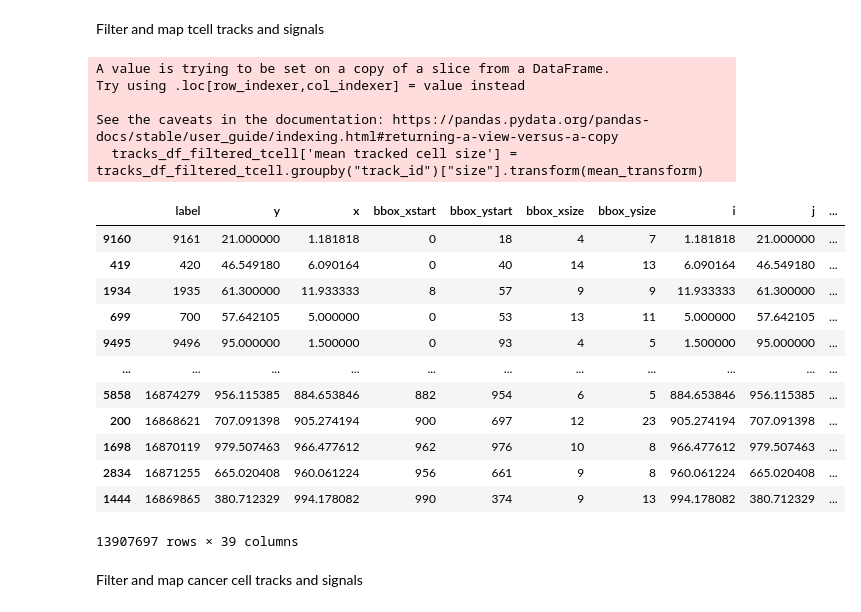
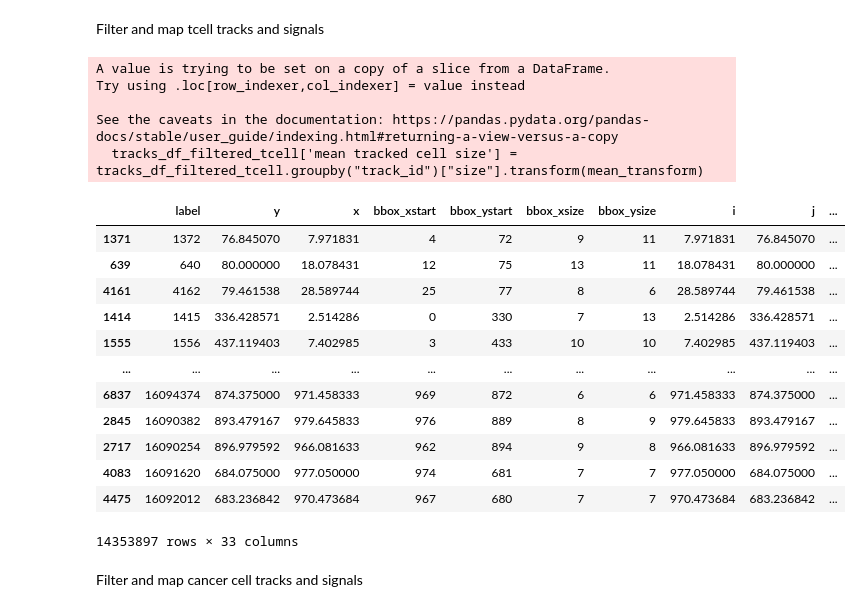
Before and after one commit to bpi-oxford/Cytotoxicity-Pipeline, a Jupyter notebook: notebooks/example_5.ipynb, the cells around one changed output. Cells and saved outputs as stored; diff of their text form; code cells hidden in the pictures.

```diff
--- a/notebooks/example_5.ipynb
+++ b/notebooks/example_5.ipynb
@@ -59,11 +76,13 @@ features_corr = {}
 
 # note that pyCyto works in XYT dim order but dask/tiff is in TYX, need to transpose the array
 # TODO: pixel spacing
-features["cancer"] = label_to_sparse(label=label_cancer[:FRAMES,:,:].T,image=image_cancer[:FRAMES,:,:].T,spacing=[1,1],channel_name="cancer")
-features["tcell"] = label_to_sparse(label=label_tcell[:FRAMES,:,:].T,image=image_tcell[:FRAMES,:,:].T,spacing=[1,1],channel_name="tcell")
+# features["cancer"] = label_to_sparse(label=label_cancer[:FRAMES,:,:].T,image=image_cancer[:FRAMES,:,:].T,spacing=[1,1],channel_name="cancer")
+# features["tcell"] = label_to_sparse(label=label_tcell_T,image=image_tcell_T,spacing=[1,1],channel_name="tcell")
 
-features_pi["cancer"] = label_to_sparse(label=label_cancer[:FRAMES,:,:].T,image=pi_image[:FRAMES,:,:].T,spacing=[1,1],channel_name="cancer_pi")
-features_pi["tcell"] = label_to_sparse(label=label_tcell[:FRAMES,:,:].T,image=pi_image[:FRAMES,:,:].T,spacing=[1,1],channel_name="tcell_pi")
+# features_pi["cancer"] = label_to_sparse(label=label_cancer[:FRAMES,:,:].T,image=pi_image[:FRAMES,:,:].T,spacing=[1,1],channel_name="cancer_pi")
+# features_pi["tcell"] = label_to_sparse(label=label_tcell[:FRAMES,:,:].T,image=pi_image[:FRAMES,:,:].T,spacing=[1,1],channel_name="tcell_pi")
 
-features_corr["cancer"] = label_to_sparse(label=label_cancer[:FRAMES,:,:].T,image=cancer_corr[:FRAMES,:,:].T,spacing=[1,1],channel_name="cancer_corr")
-features_corr["tcell"] = label_to_sparse(label=label_tcell[:FRAMES,:,:].T,image=tcell_corr[:FRAMES,:,:].T,spacing=[1,1],channel_name="tcell_corr")
+# features_corr["cancer"] = label_to_sparse(label=label_cancer[:FRAMES,:,:].T,image=cancer_corr[:FRAMES,:,:].T,spacing=[1,1],channel_name="cancer_corr")
+# features_corr["tcell"] = label_to_sparse(label=label_tcell[:FRAMES,:,:].T,image=tcell_corr[:FRAMES,:,:].T,spacing=[1,1],channel_name="tcell_corr")
+
+features["tcell"] = label_to_sparse(label=label_tcell_T,spacing=[1,1],channel_name="tcell")
@@ -103,11 +141,11 @@ tracks_df_cancer
 2858470 rows × 7 columns
 # %%
 # Load tracking file and merge with the death signal analysis table
-TRACK_PATH = "/mnt/Data/UTSE/2023_10_17_Nyeso1HCT116_1G4CD8_icam_FR10s_0p1mlperh/tracks/tcell_tracks/tracks/tracks_param_00000.csv"
+TRACK_PATH = "/mnt/Data/UTSE/2023_10_17_Nyeso1HCT116_1G4CD8_icam_FR10s_0p1mlperh/tracks/tcell_tracks/tracks/20231017_roi-0_6480-8639_binT-1_tcell/tracks.csv"
 
 tracks_df_tcell = pd.read_csv(TRACK_PATH)
 tracks_df_tcell = tracks_df_tcell.sort_values(by=["t"])
-tracks_df_tcell = tracks_df_tcell[tracks_df_tcell["t"] < FRAMES]
-tracks_df_tcell
+tracks_df_tcell = tracks_df_tcell[(tracks_df_tcell["t"] < BATCH_SIZE) & (tracks_df_tcell["t"] >= 0)]
+tracks_df_tcell.head()
 # %% [output]
 |  | track_id | t | y | x | id | parent_track_id | parent_id |
@@ -132,73 +163,77 @@ tcell_df = features["tcell"]
 
 # iterate over frames
 tcell_df_remapped = []
-for t in range(FRAMES):
+for t in tqdm(range(0,BATCH_SIZE),desc="Finding nearest cell"):
     tcell_t_df = tcell_df[tcell_df["frame"]==t]
     tracks_t_df = tracks_df_tcell[tracks_df_tcell["t"]==t]
     points_tcell = tcell_t_df[["y","x"]].values
     points_ultrack = tracks_t_df[["x","y"]].values
 
-    # build KD-Tree for each point in ultrack df
-    kdtree_ultrack = KDTree(points_ultrack)
+    try:
+        # build KD-Tree for each point in ultrack df
+        kdtree_ultrack = KDTree(points_ultrack)
 
-    # query closest point for each point in t cell df
-    dist, indices = kdtree_ultrack.query(points_tcell,k=1)
+        # query closest point for each point in t cell df
+        dist, indices = kdtree_ultrack.query(points_tcell,k=1)
 
-    dist = [d[0] for d in dist]
-    indices = [i[0] for i in indices]
+        dist = [d[0] for d in dist]
+        indices = [i[0] for i in indices]
 
-    remapped_track_ids = pd.DataFrame(tracks_t_df[["track_id","id"]].iloc[indices])
-    remapped_track_ids["dist_from_ultrack"] = dist
+        remapped_track_ids = pd.DataFrame(tracks_t_df[["track_id","id"]].iloc[indices])
+        remapped_track_ids["dist_from_ultrack"] = dist
 
-    tcell_t_df.reset_index(drop=True,inplace=True)
-    remapped_track_ids.reset_index(drop=True,inplace=True)
-    tcell_t_df_remapped = pd.concat([tcell_t_df,remapped_track_ids],axis=1)
+        tcell_t_df.reset_index(drop=True,inplace=True)
+        remapped_track_ids.reset_index(drop=True,inplace=True)
+        tcell_t_df_remapped = pd.concat([tcell_t_df,remapped_track_ids],axis=1)
 
-    tcell_df_remapped.append(tcell_t_df_remapped)
+        tcell_df_remapped.append(tcell_t_df_remapped)
+    except Exception as e:
+        print("Error occured at t={}".format(t))
+        print(e)
 
 tcell_df_remapped = pd.concat(tcell_df_remapped)
 
 track_pair_counts = tcell_df_remapped.groupby(["frame","track_id"]).size().reset_index(name="count")
 filtered_rows = track_pair_counts[track_pair_counts['count'] != 1]
 
 sorted_df = tcell_df_remapped.sort_values(by=["frame","track_id","dist_from_ultrack"])
 sorted_df = sorted_df.drop_duplicates(subset=["frame","track_id"], keep="first")
 
 sorted_df["tracked frames"] = sorted_df['frame'].groupby(sorted_df['track_id']).transform('count')
 sorted_df['tracked length'] = sorted_df.groupby('track_id')['frame'].transform("max") - sorted_df.groupby('track_id')['frame'].transform("min") +1
 
 # filter out short tracks
 min_track_length = 20
 tracks_df_filtered_tcell = sorted_df[sorted_df["tracked length"] > min_track_length]
 
 # filter by tracked average cell size
 mean_transform = lambda x: x.mean()
 tracks_df_filtered_tcell['mean tracked cell size'] = tracks_df_filtered_tcell.groupby("track_id")["size"].transform(mean_transform)
 
 area_percentiles = tracks_df_filtered_tcell.sort_values("track_id")['mean tracked cell size'].quantile(0.95)
 
 # filter out the cells with average area larger than threshold
 tracks_df_filtered_tcell = tracks_df_filtered_tcell[tracks_df_filtered_tcell["mean tracked cell size"]<area_percentiles]
 tracks_df_filtered_tcell
 # %% [output]
 A value is trying to be set on a copy of a slice from a DataFrame.
 Try using .loc[row_indexer,col_indexer] = value instead
 
 See the caveats in the documentation: https://pandas.pydata.org/pandas-docs/stable/user_guide/indexing.html#returning-a-view-versus-a-copy
   tracks_df_filtered_tcell['mean tracked cell size'] = tracks_df_filtered_tcell.groupby("track_id")["size"].transform(mean_transform)
 |  | label | y | x | bbox_xstart | bbox_ystart | bbox_xsize | bbox_ysize | i | j | ... |
-| 9160 | 9161 | 21.000000 | 1.181818 | 0 | 18 | 4 | 7 | 1.181818 | 21.000000 | ... |
-| 419 | 420 | 46.549180 | 6.090164 | 0 | 40 | 14 | 13 | 6.090164 | 46.549180 | ... |
-| 1934 | 1935 | 61.300000 | 11.933333 | 8 | 57 | 9 | 9 | 11.933333 | 61.300000 | ... |
-| 699 | 700 | 57.642105 | 5.000000 | 0 | 53 | 13 | 11 | 5.000000 | 57.642105 | ... |
-| 9495 | 9496 | 95.000000 | 1.500000 | 0 | 93 | 4 | 5 | 1.500000 | 95.000000 | ... |
+| 1371 | 1372 | 76.845070 | 7.971831 | 4 | 72 | 9 | 11 | 7.971831 | 76.845070 | ... |
+| 639 | 640 | 80.000000 | 18.078431 | 12 | 75 | 13 | 11 | 18.078431 | 80.000000 | ... |
+| 4161 | 4162 | 79.461538 | 28.589744 | 25 | 77 | 8 | 6 | 28.589744 | 79.461538 | ... |
+| 1414 | 1415 | 336.428571 | 2.514286 | 0 | 330 | 7 | 13 | 2.514286 | 336.428571 | ... |
+| 1555 | 1556 | 437.119403 | 7.402985 | 3 | 433 | 10 | 10 | 7.402985 | 437.119403 | ... |
 | ... | ... | ... | ... | ... | ... | ... | ... | ... | ... | ... |
-| 5858 | 16874279 | 956.115385 | 884.653846 | 882 | 954 | 6 | 5 | 884.653846 | 956.115385 | ... |
-| 200 | 16868621 | 707.091398 | 905.274194 | 900 | 697 | 12 | 23 | 905.274194 | 707.091398 | ... |
-| 1698 | 16870119 | 979.507463 | 966.477612 | 962 | 976 | 10 | 8 | 966.477612 | 979.507463 | ... |
-| 2834 | 16871255 | 665.020408 | 960.061224 | 956 | 661 | 9 | 8 | 960.061224 | 665.020408 | ... |
-| 1444 | 16869865 | 380.712329 | 994.178082 | 990 | 374 | 9 | 13 | 994.178082 | 380.712329 | ... |
+| 6837 | 16094374 | 874.375000 | 971.458333 | 969 | 872 | 6 | 6 | 971.458333 | 874.375000 | ... |
+| 2845 | 16090382 | 893.479167 | 979.645833 | 976 | 889 | 8 | 9 | 979.645833 | 893.479167 | ... |
+| 2717 | 16090254 | 896.979592 | 966.081633 | 962 | 894 | 9 | 8 | 966.081633 | 896.979592 | ... |
+| 4083 | 16091620 | 684.075000 | 977.050000 | 974 | 681 | 7 | 7 | 977.050000 | 684.075000 | ... |
+| 4475 | 16092012 | 683.236842 | 970.473684 | 967 | 680 | 7 | 7 | 970.473684 | 683.236842 | ... |
-13907697 rows × 39 columns
+14353897 rows × 33 columns
 # %% [markdown]
 Filter and map cancer cell tracks and signals
 # %%
```
Also changed, not shown: parts of 14 cells of this notebook, 2 other files.
